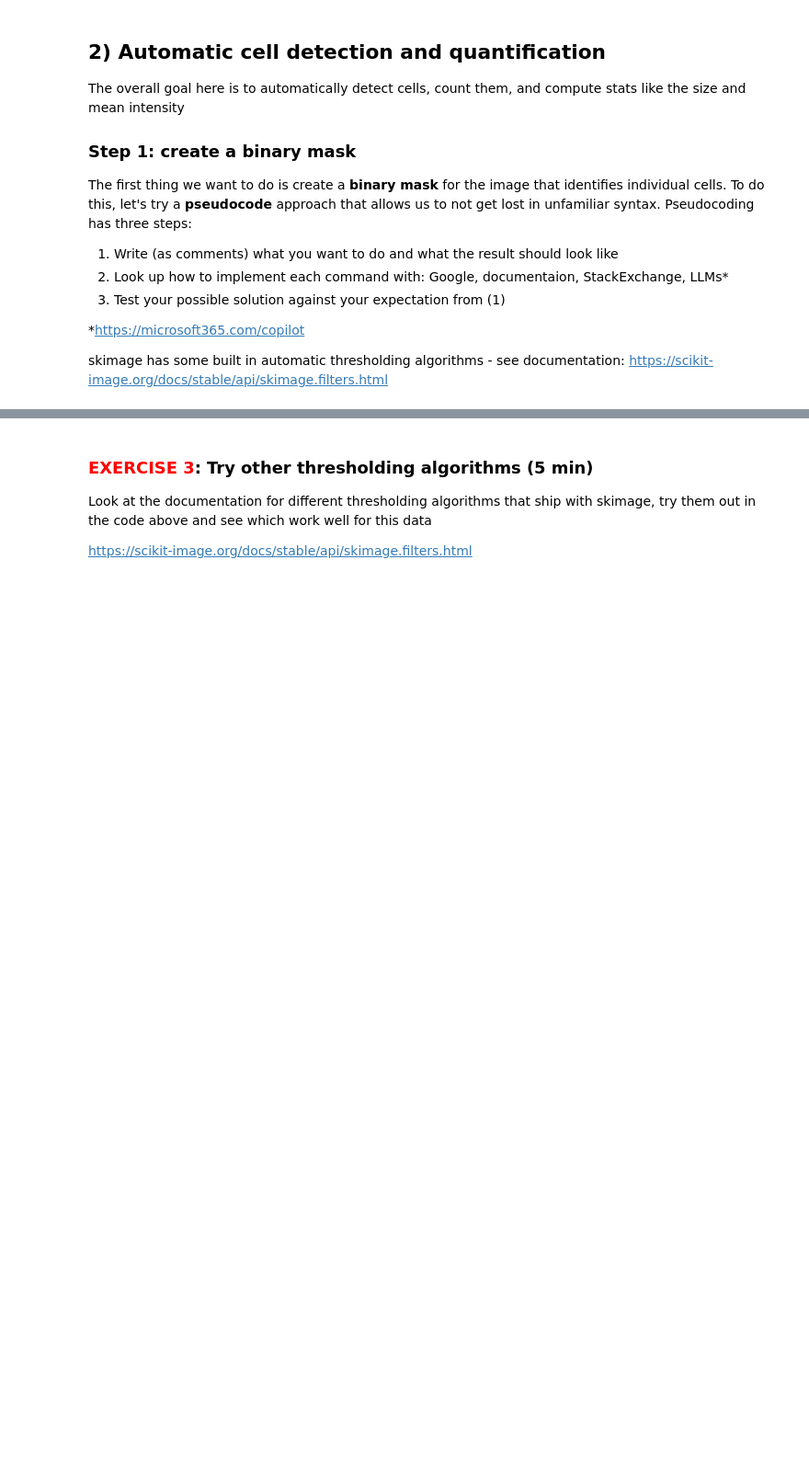
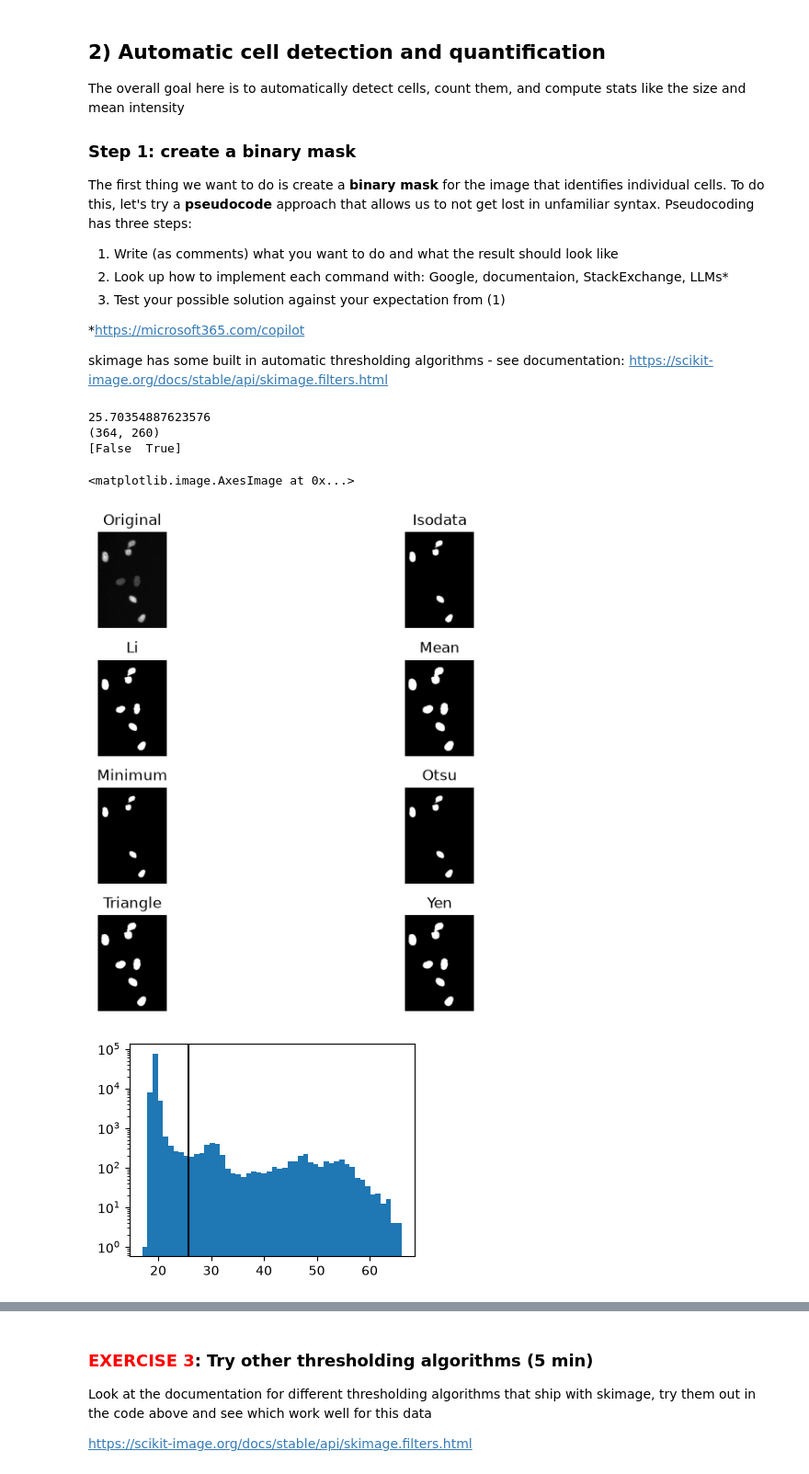
Before and after one commit to HeroHTML5/ABIO558-Ad, a Jupyter notebook: miniproject_3_blank.ipynb, the cells around one changed output, grey strips where cells are left out. Shown at 92% size. Saved outputs shown, nothing was run; the diff lists cells and outputs as text; code cells hidden in the pictures; blank space fills up the shorter version.

```diff
--- a/miniproject_3_blank.ipynb
+++ b/miniproject_3_blank.ipynb
@@ -60,3 +113,33 @@ The first thing we want to do is create a **binary mask** for the image that ide
 *https://microsoft365.com/copilot
 
 skimage has some built in automatic thresholding algorithms - see documentation: https://scikit-image.org/docs/stable/api/skimage.filters.html
+# %%
+# Find a threshold intensity value - values higher than this are included, and lower are excluded
+# Views all the thresholds available to pick the best one
+fh, ax = filters.try_all_threshold(img_cells, figsize=(10, 6), verbose=False)
+thresh = filters.threshold_li(img_cells)
+print(thresh)
+# Apply the threshold to return a binary mask
+
+# Mask = ndarray, same size as the image. All the values should True/False
+mask = img_cells > thresh
+print(mask.shape)
+print(np.unique(mask))
+
+# Look at the threshold that is computed, compare to the distribution of pixel values
+fh, ax = plt.subplots(1, 1, figsize=(4,3))
+ax.hist(img_cells.flatten(), bins=50)
+ax.axvline(thresh, color='k')
+ax.set_yscale('log')
+
+# View the mask alongside the original image
+fh, ax = plt.subplots(1, 2, figsize=(8,4))
+ax[0].imshow(img_cells, cmap='gray')
+ax[1].imshow(mask, cmap='gray')
+# %% [output]
+25.70354887623576
+(364, 260)
+[False  True]
+<matplotlib.image.AxesImage at 0x...>
+[figure, added]
+[figure, added]
```
Also changed, not shown: parts of 7 cells of this notebook.
